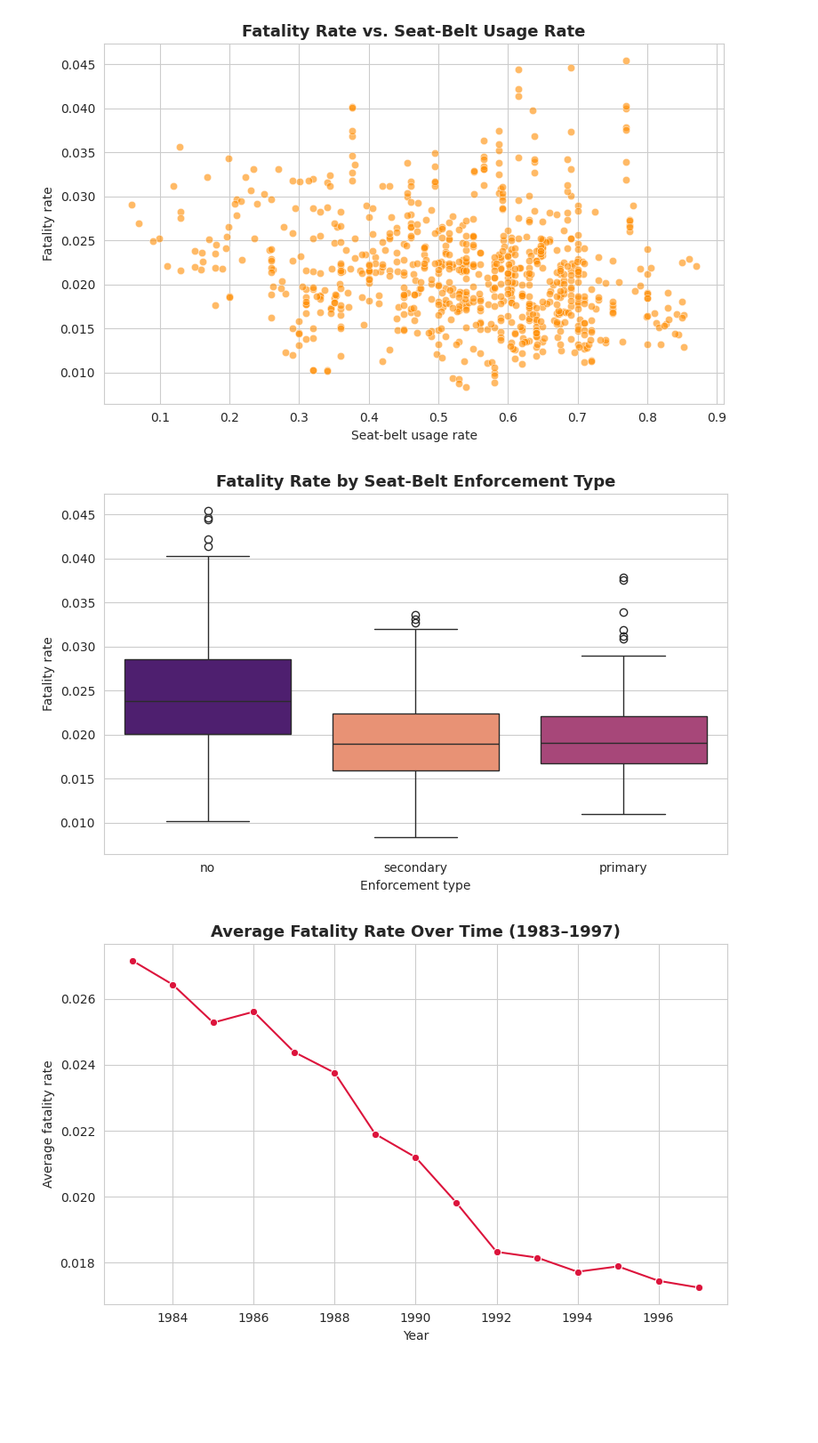
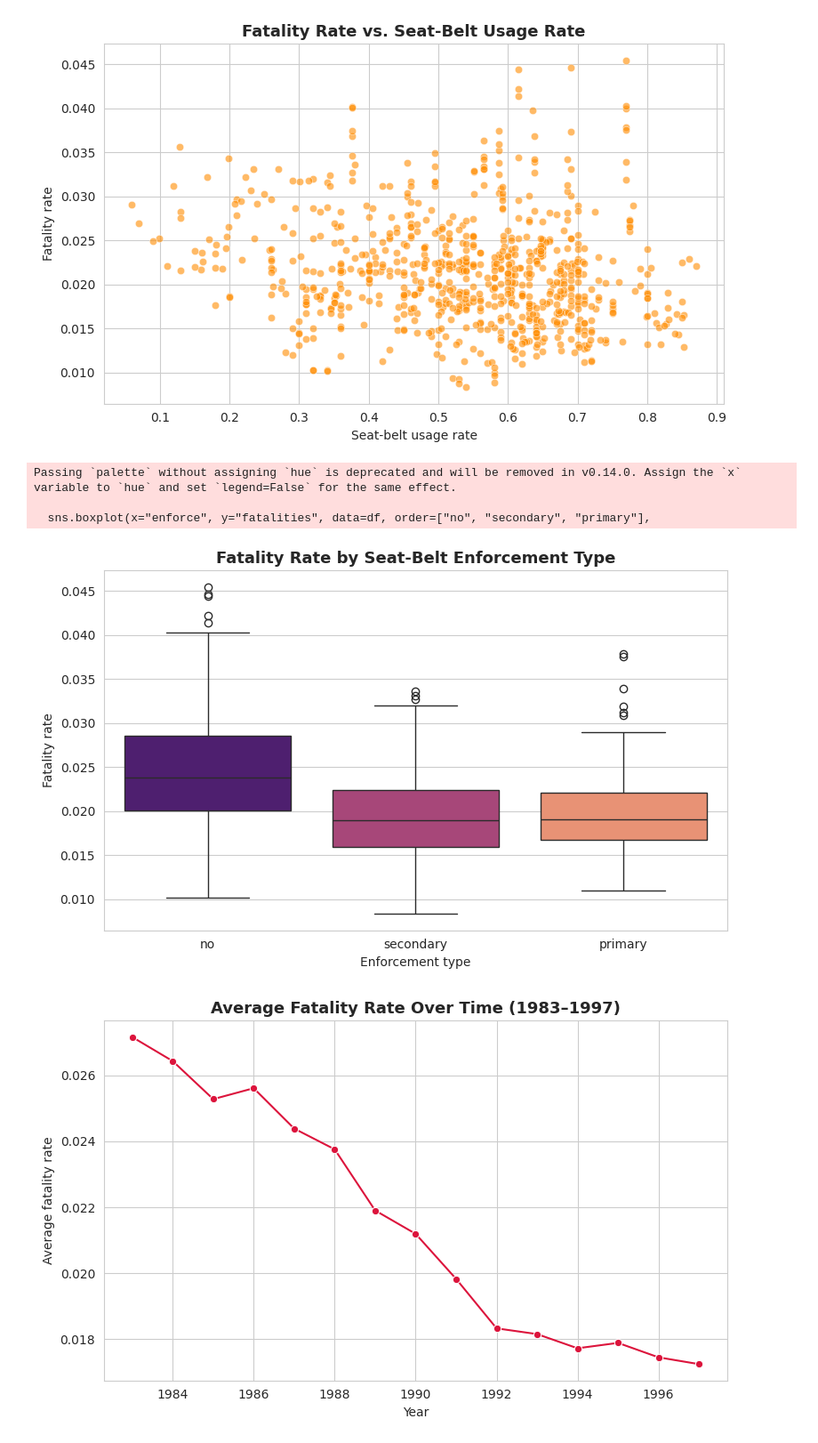
Before and after one commit to Udit587/UditVashisht-EDA-Project, a Jupyter notebook: Phase1_EDA_USSeatBelts.ipynb, the cells around one changed output. Shown at 89% size. Saved outputs shown, nothing was run; the diff lists cells and outputs as text; code cells hidden in the pictures; blank space fills up the shorter version.

```diff
--- a/Phase1_EDA_USSeatBelts.ipynb
+++ b/Phase1_EDA_USSeatBelts.ipynb
@@ -395,15 +418,18 @@ plt.show()
 # %%
 # 7.2 Fatality rate across enforcement types
 fig, ax = plt.subplots()
 sns.boxplot(x="enforce", y="fatalities", data=df, order=["no", "secondary", "primary"],
-            hue="enforce", palette="magma", legend=False, ax=ax)
+            palette="magma", ax=ax)
 ax.set_title("Fatality Rate by Seat-Belt Enforcement Type")
 ax.set_xlabel("Enforcement type")
 ax.set_ylabel("Fatality rate")
 plt.tight_layout()
 plt.show()
 # %% [output]
+Passing `palette` without assigning `hue` is deprecated and will be removed in v0.14.0. Assign the `x` variable to `hue` and set `legend=False` for the same effect.
+
+  sns.boxplot(x="enforce", y="fatalities", data=df, order=["no", "secondary", "primary"],
-[figure, old version]
+[figure, new version]
 # %%
 # 7.3 Trend of average fatality rate over the years (time-series line)
 yearly_avg = df.groupby("year")["fatalities"].mean().reset_index()
```
Also changed, not shown: parts of 98 cells of this notebook.
